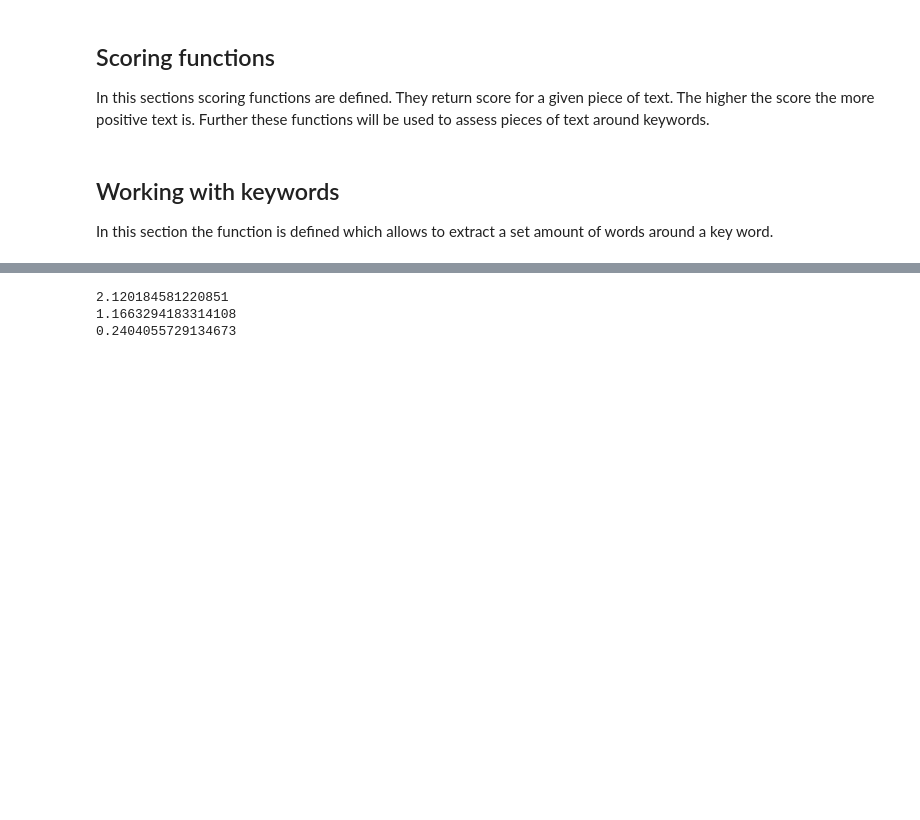
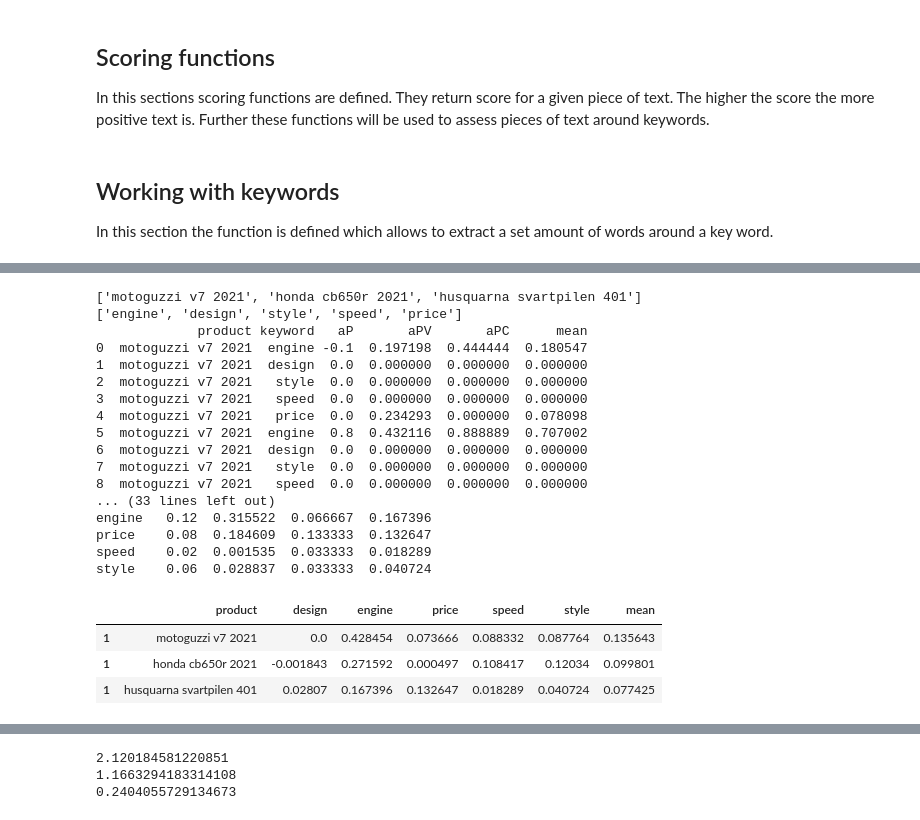
Before and after one commit to inotin/reviewAnalyzer-, a Jupyter notebook: reviewlyzer.ipynb, the cells around one changed output, grey strips where cells are left out. Drawn from its saved outputs; the diff is of its cells as text; code cells hidden in the pictures; blank space fills up the shorter version.

```diff
--- a/reviewAnalyzer.ipynb
+++ b/reviewlyzer.ipynb
@@ -375,3 +659,32 @@ df3
+# %%
+getSetScoresText('motoguzzi v7 2021\nhonda cb650r 2021\nhusquarna svartpilen 401',
+                 'engine\ndesign\nstyle\nspeed\nprice',
+                 plot = True, maxNumber = 5,
+                 api_key=os.environ['GOOGLE_API_KEY2'],
+                 cx = os.environ['GOOGLE_CX'],
+                 pathForOutput = "results")
+# %% [output]
+['motoguzzi v7 2021', 'honda cb650r 2021', 'husquarna svartpilen 401']
+['engine', 'design', 'style', 'speed', 'price']
+             product keyword   aP       aPV       aPC      mean
+0  motoguzzi v7 2021  engine -0.1  0.197198  0.444444  0.180547
+1  motoguzzi v7 2021  design  0.0  0.000000  0.000000  0.000000
+2  motoguzzi v7 2021   style  0.0  0.000000  0.000000  0.000000
+3  motoguzzi v7 2021   speed  0.0  0.000000  0.000000  0.000000
+4  motoguzzi v7 2021   price  0.0  0.234293  0.000000  0.078098
+5  motoguzzi v7 2021  engine  0.8  0.432116  0.888889  0.707002
+6  motoguzzi v7 2021  design  0.0  0.000000  0.000000  0.000000
+7  motoguzzi v7 2021   style  0.0  0.000000  0.000000  0.000000
+8  motoguzzi v7 2021   speed  0.0  0.000000  0.000000  0.000000
+... (33 lines left out)
+engine   0.12  0.315522  0.066667  0.167396
+price    0.08  0.184609  0.133333  0.132647
+speed    0.02  0.001535  0.033333  0.018289
+style    0.06  0.028837  0.033333  0.040724
+|  | product | design | engine | price | speed | style | mean |
+| 1 | motoguzzi v7 2021 | 0.0 | 0.428454 | 0.073666 | 0.088332 | 0.087764 | 0.135643 |
+| 1 | honda cb650r 2021 | -0.001843 | 0.271592 | 0.000497 | 0.108417 | 0.12034 | 0.099801 |
+| 1 | husquarna svartpilen 401 | 0.02807 | 0.167396 | 0.132647 | 0.018289 | 0.040724 | 0.077425 |
 # %%
 px.histogram(df3[df3['mean']!=0],x='mean', facet_col='keyword', facet_row='name', labels={'mean':'mean score'})
 # %% [output]
```
Also changed, not shown: parts of 29 cells of this notebook, 18 other files.
